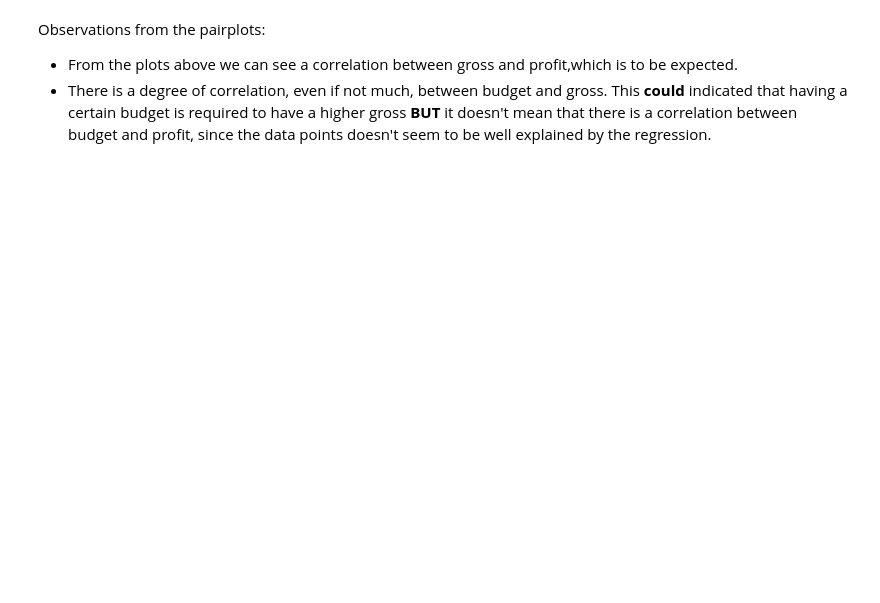
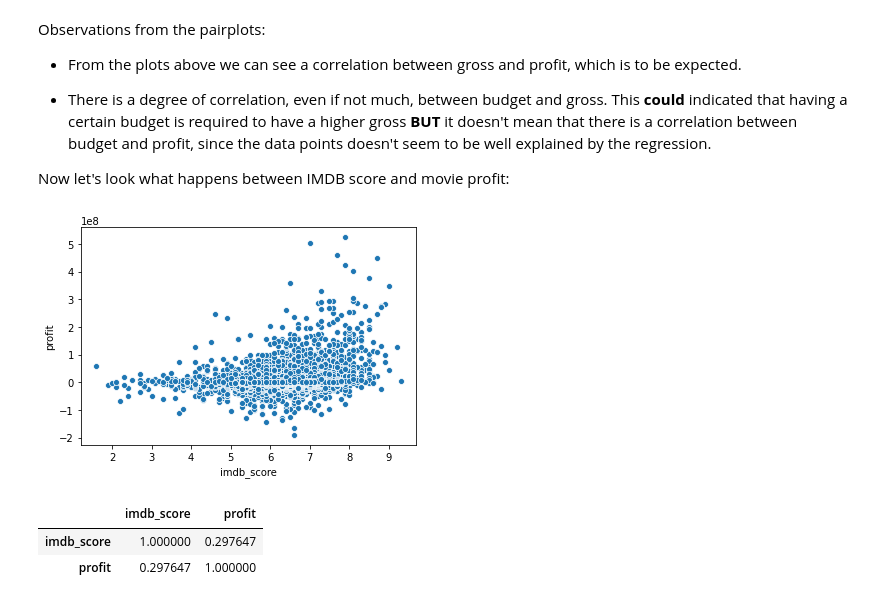
Before and after one commit to lucas-t-reis/data-science, a Jupyter notebook: Imdb.ipynb, the cells around one changed output. Saved outputs shown, nothing was run; the diff lists cells and outputs as text; code cells hidden in the pictures; blank space fills up the shorter version.

```diff
--- a/Imdb.ipynb
+++ b/Imdb.ipynb
@@ -80,5 +80,19 @@ sns.pairplot(imdb_USA[["gross", "budget","profit"]], kind="reg")
  Observations from the pairplots:
 
 
- - From the plots above we can see a correlation between gross and profit,which is to be expected.
+ - From the plots above we can see a correlation between gross and profit, which is to be expected.
+
  - There is a degree of correlation, even if not much, between budget and gross. This **could** indicated that having a certain budget is required to have a higher gross **BUT** it doesn't mean that there is a correlation between budget and profit, since the data points doesn't seem to be well explained by the regression.
+
+
+ Now let's look what happens between IMDB score and movie profit:
+# %%
+score_profit = imdb_USA[["imdb_score", "profit"]]
+sns.scatterplot(x="imdb_score", y="profit", data=score_profit)
+plt.show()
+score_profit.corr()
+# %% [output]
+[figure, added]
+|  | imdb_score | profit |
+| imdb_score | 1.000000 | 0.297647 |
+| profit | 0.297647 | 1.000000 |
```
Also changed, not shown: parts of 13 cells of this notebook.
